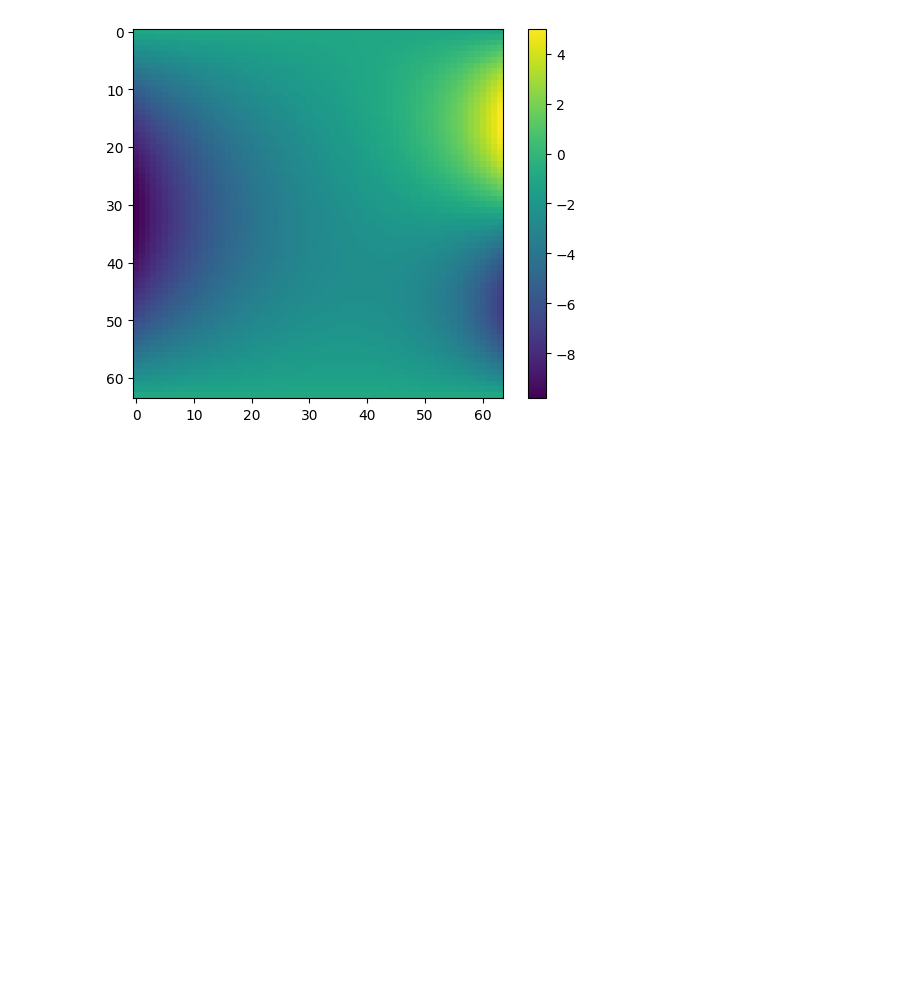
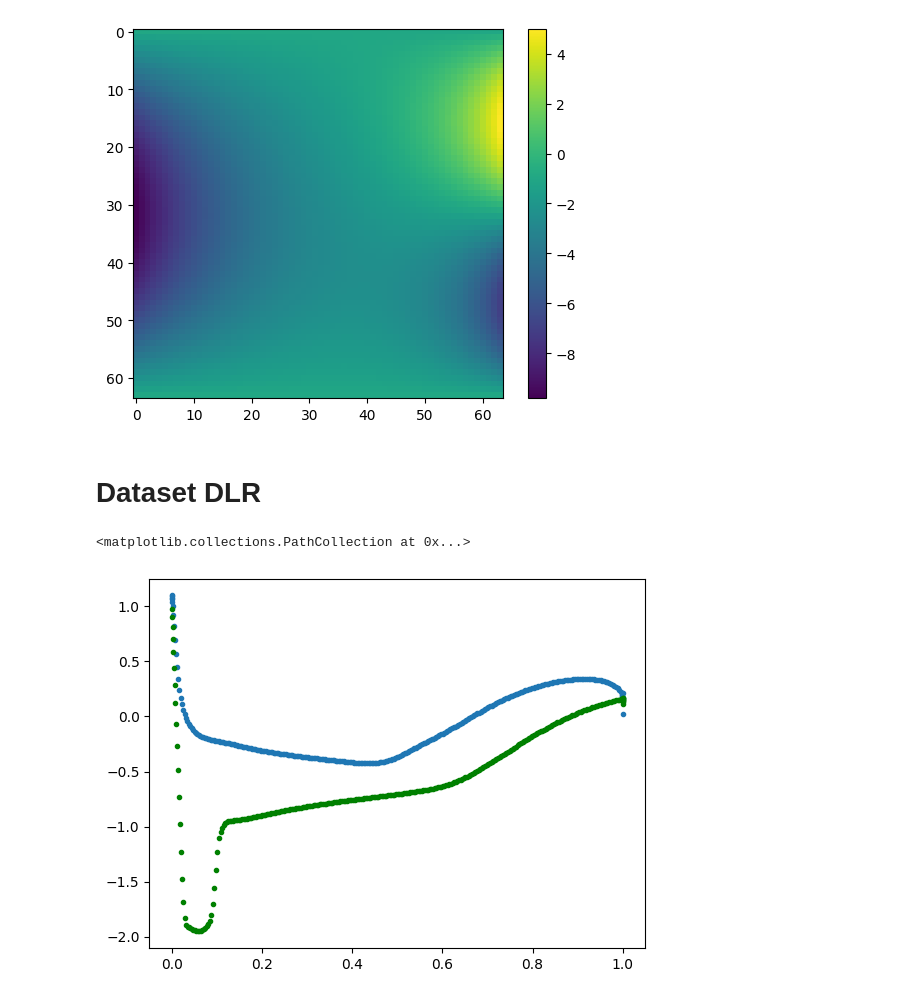
Before and after one commit to DavidRamosArchilla/denoising-diffusion-pytorch-fluid-mechanics, a Jupyter notebook: data_generation/download_and _read_datasets.ipynb, the cells around one changed output. Cells and saved outputs as stored; diff of their text form; code cells hidden in the pictures; blank space fills up the shorter version.

```diff
--- a/data_generation/download_and _read_datasets.ipynb
+++ b/data_generation/download_and _read_datasets.ipynb
@@ -333,3 +333,5 @@ plt.colorbar()
 # %% [output]
 <matplotlib.colorbar.Colorbar at 0x...>
 [figure]
+# %% [markdown]
+# Dataset DLR
@@ -335,0 +340,16 @@ plt.colorbar()
+# %%
+fname = "../data/dlr_airfoils/test/Snap_Case0060_M0.63047_AoA1.64198"
+nc_fid = Dataset(fname, 'r')
+x = nc_fid.variables["x"][: 597]
+z = nc_fid.variables["z"][: 597]
+cp = nc_fid.variables["cp"][: 597]
+mach = nc_fid.Mach
+alpha = nc_fid.Alpha
+# %%
+import matplotlib.pyplot as plt
+
+plt.scatter(x[:597//2], cp[:597//2], marker='.')
+plt.scatter(x[597//2:], cp[597//2:], marker='.', c='green')
+# %% [output]
+<matplotlib.collections.PathCollection at 0x...>
+[figure, added]
```
Also changed, not shown: parts of 7 cells of this notebook, 2 other files.
